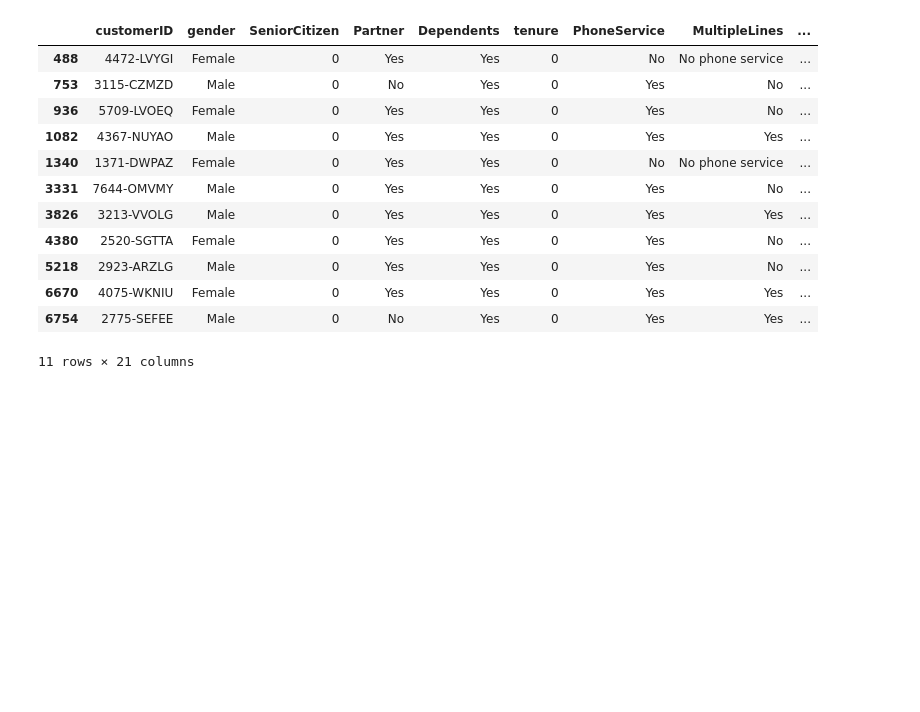
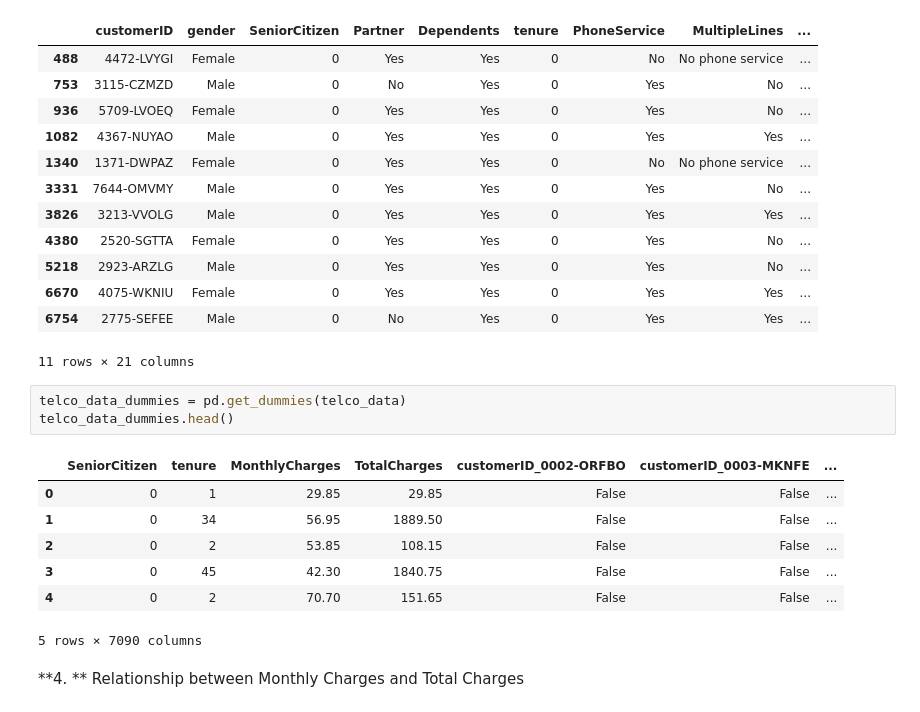
Before and after one commit to sarhan-003/Customer-Churn-Prediction, a Jupyter notebook: Churn Analysis-EDA.ipynb, the cells around one changed output. Saved outputs shown, nothing was run; the diff lists cells and outputs as text; blank space fills up the shorter version.

Commit message:
4. Relationship between Monthly Charges and Total Charges

```diff
--- a/Churn Analysis-EDA.ipynb
+++ b/Churn Analysis-EDA.ipynb
@@ -186,3 +186,16 @@ telco_data.loc[telco_data ['TotalCharges'].isnull() == True]
 | 6670 | 4075-WKNIU | Female | 0 | Yes | Yes | 0 | Yes | Yes | ... |
 | 6754 | 2775-SEFEE | Male | 0 | No | Yes | 0 | Yes | Yes | ... |
 11 rows × 21 columns
+# %%
+telco_data_dummies = pd.get_dummies(telco_data)
+telco_data_dummies.head()
+# %% [output]
+|  | SeniorCitizen | tenure | MonthlyCharges | TotalCharges | customerID_0002-ORFBO | customerID_0003-MKNFE | ... |
+| 0 | 0 | 1 | 29.85 | 29.85 | False | False | ... |
+| 1 | 0 | 34 | 56.95 | 1889.50 | False | False | ... |
+| 2 | 0 | 2 | 53.85 | 108.15 | False | False | ... |
+| 3 | 0 | 45 | 42.30 | 1840.75 | False | False | ... |
+| 4 | 0 | 2 | 70.70 | 151.65 | False | False | ... |
+5 rows × 7090 columns
+# %% [markdown]
+**4. ** Relationship between Monthly Charges and Total Charges
```
